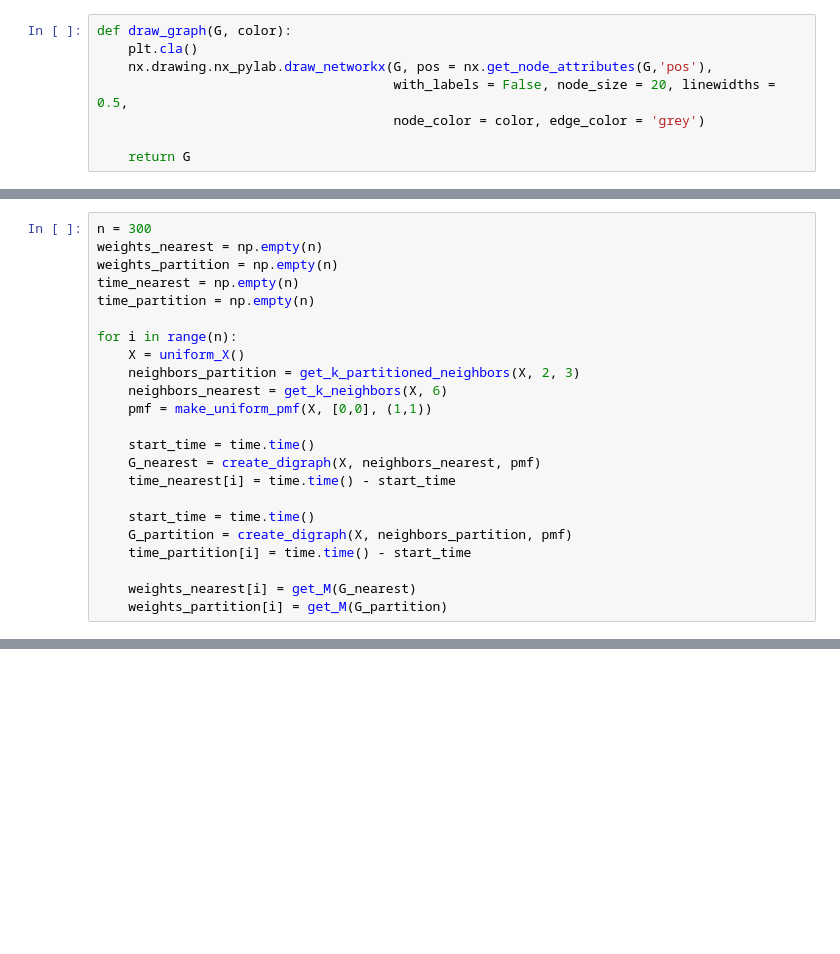
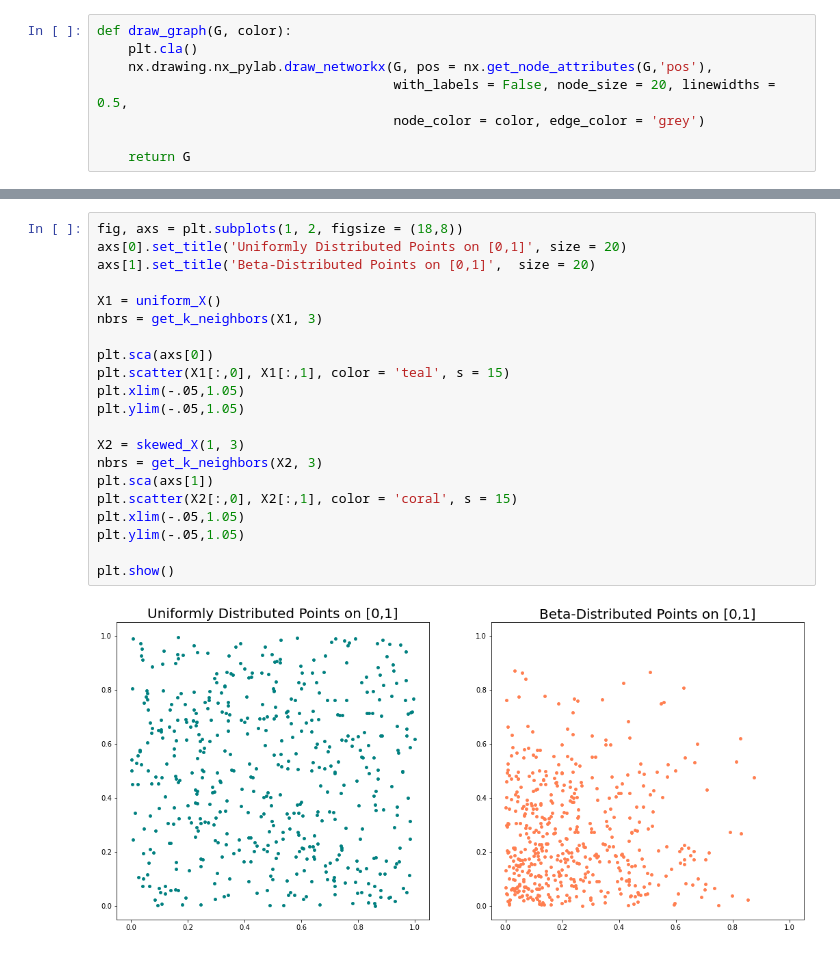
Before and after one commit to austinrdu5/OptimalTransport, a Jupyter notebook: research_project/Presentation.ipynb, the cells around one changed output, grey strips where cells are left out. Cells and saved outputs as stored; diff of their text form; blank space fills up the shorter version.

```diff
--- a/research_project/Presentation.ipynb
+++ b/research_project/Presentation.ipynb
@@ -199,23 +19,0 @@ plt.show()
-# %%
-n = 300
-weights_nearest = np.empty(n)
-weights_partition = np.empty(n)
-time_nearest = np.empty(n)
-time_partition = np.empty(n)
-
-for i in range(n):
-    X = uniform_X()
-    neighbors_partition = get_k_partitioned_neighbors(X, 2, 3)
-    neighbors_nearest = get_k_neighbors(X, 6)
-    pmf = make_uniform_pmf(X, [0,0], (1,1))
-
-    start_time = time.time()
-    G_nearest = create_digraph(X, neighbors_nearest, pmf)
-    time_nearest[i] = time.time() - start_time
-
-    start_time = time.time()
-    G_partition = create_digraph(X, neighbors_partition, pmf)
-    time_partition[i] = time.time() - start_time
-
-    weights_nearest[i] = get_M(G_nearest)
-    weights_partition[i] = get_M(G_partition)
@@ -249,0 +36,23 @@ plt.show()
+# %%
+fig, axs = plt.subplots(1, 2, figsize = (18,8))
+axs[0].set_title('Uniformly Distributed Points on [0,1]', size = 20)
+axs[1].set_title('Beta-Distributed Points on [0,1]',  size = 20)
+
+X1 = uniform_X()
+nbrs = get_k_neighbors(X1, 3)
+
+plt.sca(axs[0])
+plt.scatter(X1[:,0], X1[:,1], color = 'teal', s = 15)
+plt.xlim(-.05,1.05)
+plt.ylim(-.05,1.05)
+
+X2 = skewed_X(1, 3)
+nbrs = get_k_neighbors(X2, 3)
+plt.sca(axs[1])
+plt.scatter(X2[:,0], X2[:,1], color = 'coral', s = 15)
+plt.xlim(-.05,1.05)
+plt.ylim(-.05,1.05)
+
+plt.show()
+# %% [output]
+[figure, added]
```
Also changed, not shown: parts of 47 cells of this notebook.
